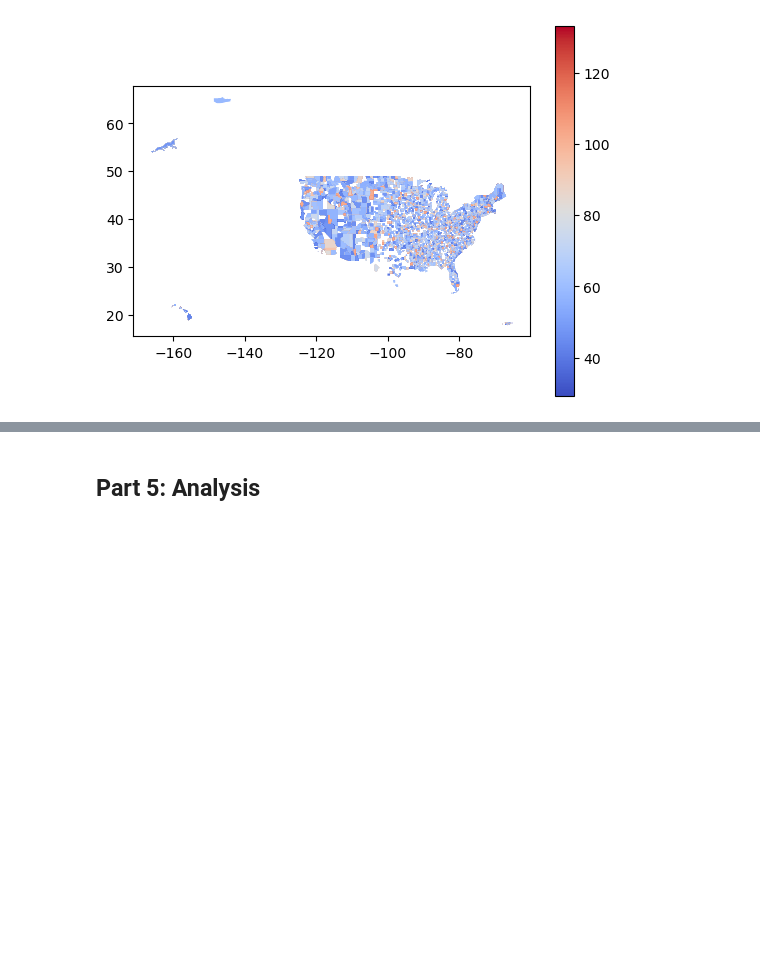
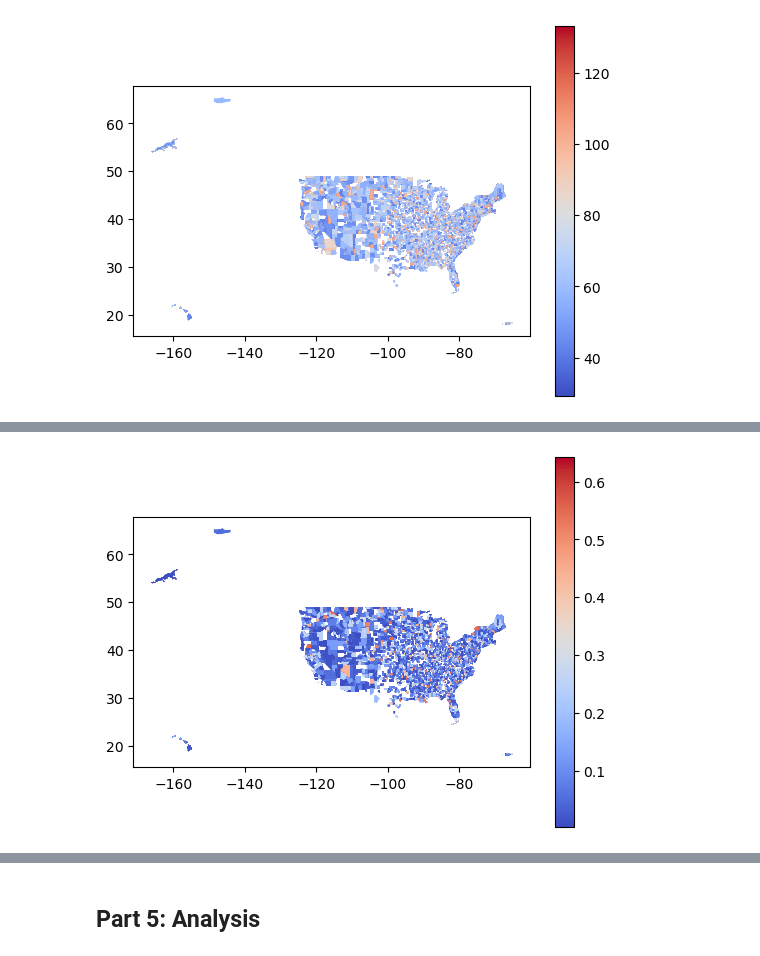
Before and after one commit to kate-kenny/final-project, a Jupyter notebook: final_jupyter.ipynb, the cells around one changed output, grey strips where cells are left out. Cells and saved outputs as stored; diff of their text form; code cells hidden in the pictures; blank space fills up the shorter version.

```diff
--- a/final_jupyter.ipynb
+++ b/final_jupyter.ipynb
@@ -288,0 +292,4 @@ mp.plot_df(df, "b", "coolwarm")
+# %%
+mp.plot_df(df, "black_alone_percent", "coolwarm")
+# %% [output]
+[figure, added]
```
Also changed, not shown: parts of 7 cells of this notebook.
